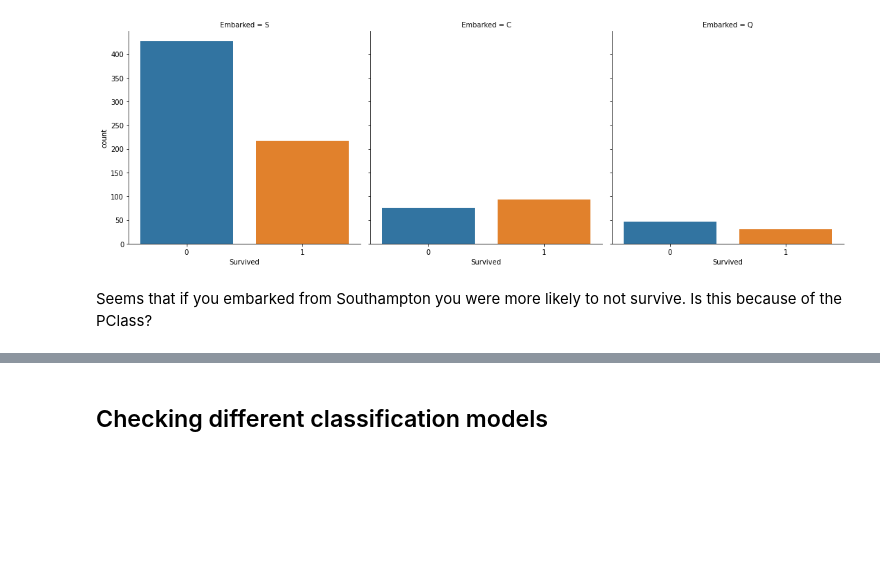
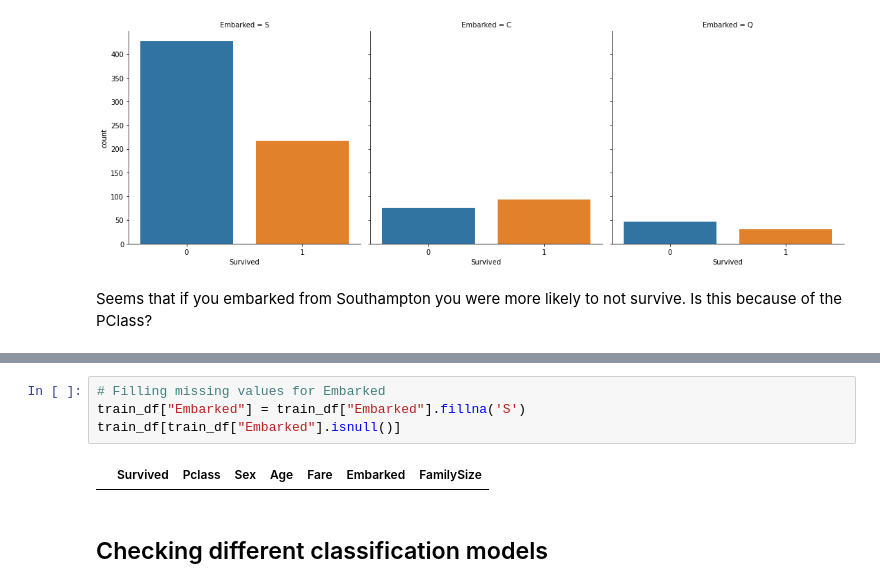
Before and after one commit to sarogov/Kaggle-competitions, a Jupyter notebook: Titanic/KaggleTitanic.ipynb, the cells around one changed output, grey strips where cells are left out. Cells and saved outputs as stored; diff of their text form; blank space fills up the shorter version.

```diff
--- a/Titanic/KaggleTitanic.ipynb
+++ b/Titanic/KaggleTitanic.ipynb
@@ -410,3 +430,9 @@ test_df = test_df.drop(['SibSp', 'Parch'], axis = 1)
+# %%
+# Filling missing values for Embarked
+train_df["Embarked"] = train_df["Embarked"].fillna('S')
+train_df[train_df["Embarked"].isnull()]
+# %% [output]
+|  | Survived | Pclass | Sex | Age | Fare | Embarked | FamilySize |
 # %% [markdown]
 ## Checking different classification models
 # %% [markdown]
```
Also changed, not shown: parts of 19 cells of this notebook.
